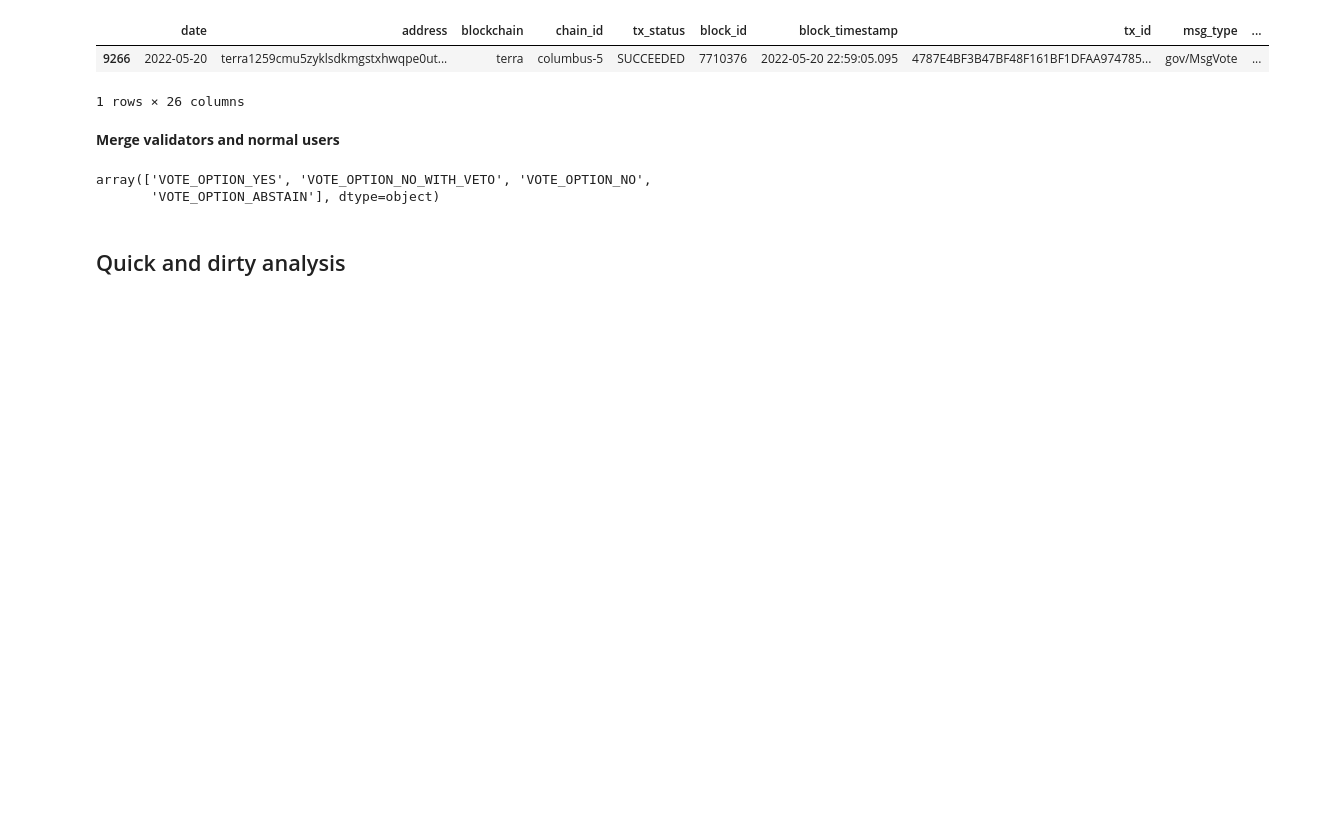
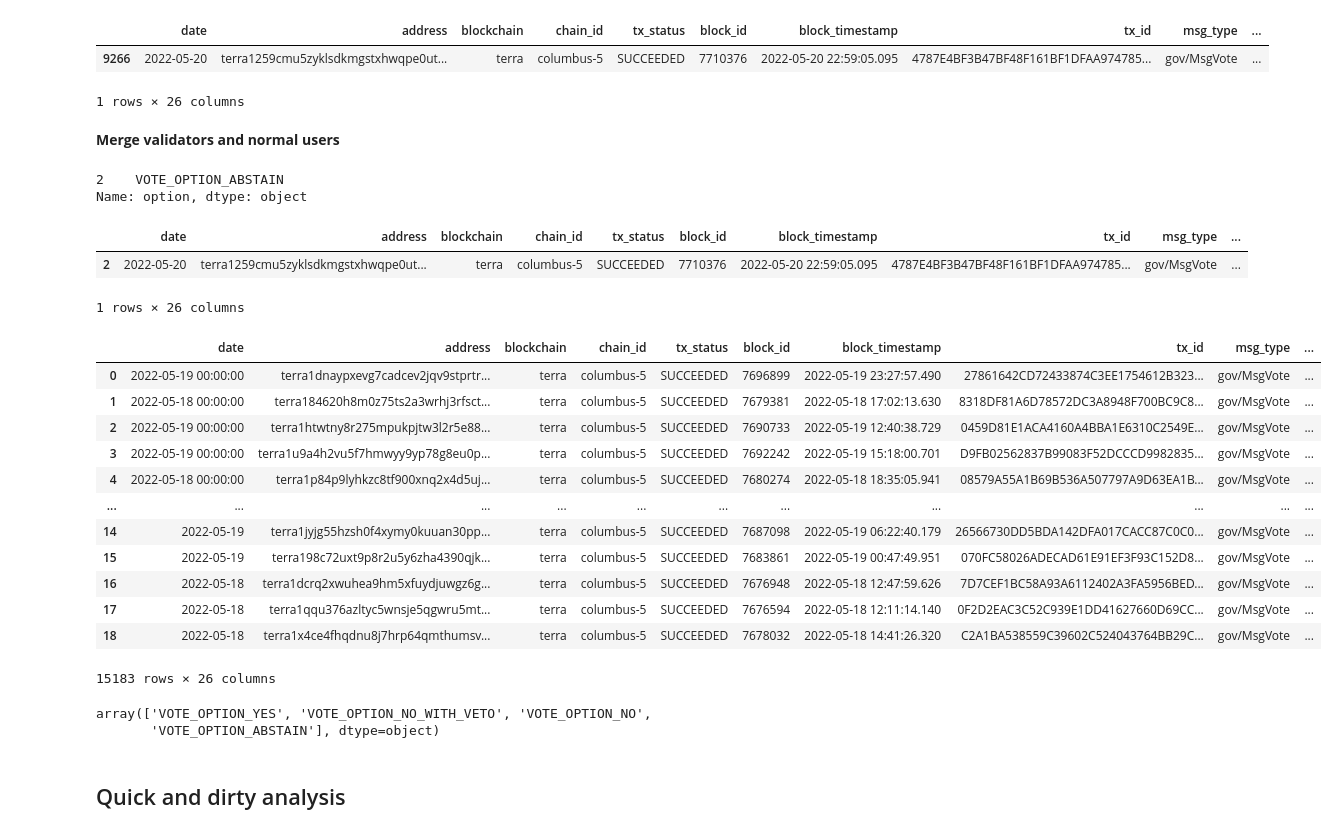
Before and after one commit to IncioMan/terra-rebirth, a Jupyter notebook: notebooks/terra-vote.ipynb, the cells around one changed output. Saved outputs shown, nothing was run; the diff lists cells and outputs as text; code cells hidden in the pictures; blank space fills up the shorter version.

```diff
--- a/notebooks/terra-vote.ipynb
+++ b/notebooks/terra-vote.ipynb
@@ -98,6 +99,32 @@ df[df.address=='terra1259cmu5zyklsdkmgstxhwqpe0utfe5hhyygjdc']
 **Merge validators and normal users**
 # %%
 df = df[~df.address.isin(valid_final.address.values)].append(valid_final[df.columns])
+df[df.address=='terra1259cmu5zyklsdkmgstxhwqpe0utfe5hhyygjdc']
+# %% [output]
+2    VOTE_OPTION_ABSTAIN
+Name: option, dtype: object
+# %%
+df[df.address=='terra1259cmu5zyklsdkmgstxhwqpe0utfe5hhyygjdc']
+# %% [output]
+|  | date | address | blockchain | chain_id | tx_status | block_id | block_timestamp | tx_id | msg_type | ... |
+| 2 | 2022-05-20 | terra1259cmu5zyklsdkmgstxhwqpe0ut... | terra | columbus-5 | SUCCEEDED | 7710376 | 2022-05-20 22:59:05.095 | 4787E4BF3B47BF48F161BF1DFAA974785... | gov/MsgVote | ... |
+1 rows × 26 columns
+# %%
+df
+# %% [output]
+|  | date | address | blockchain | chain_id | tx_status | block_id | block_timestamp | tx_id | msg_type | ... |
+| 0 | 2022-05-19 00:00:00 | terra1dnaypxevg7cadcev2jqv9stprtr... | terra | columbus-5 | SUCCEEDED | 7696899 | 2022-05-19 23:27:57.490 | 27861642CD72433874C3EE1754612B323... | gov/MsgVote | ... |
+| 1 | 2022-05-18 00:00:00 | terra184620h8m0z75ts2a3wrhj3rfsct... | terra | columbus-5 | SUCCEEDED | 7679381 | 2022-05-18 17:02:13.630 | 8318DF81A6D78572DC3A8948F700BC9C8... | gov/MsgVote | ... |
+| 2 | 2022-05-19 00:00:00 | terra1htwtny8r275mpukpjtw3l2r5e88... | terra | columbus-5 | SUCCEEDED | 7690733 | 2022-05-19 12:40:38.729 | 0459D81E1ACA4160A4BBA1E6310C2549E... | gov/MsgVote | ... |
+| 3 | 2022-05-19 00:00:00 | terra1u9a4h2vu5f7hmwyy9yp78g8eu0p... | terra | columbus-5 | SUCCEEDED | 7692242 | 2022-05-19 15:18:00.701 | D9FB02562837B99083F52DCCCD9982835... | gov/MsgVote | ... |
+| 4 | 2022-05-18 00:00:00 | terra1p84p9lyhkzc8tf900xnq2x4d5uj... | terra | columbus-5 | SUCCEEDED | 7680274 | 2022-05-18 18:35:05.941 | 08579A55A1B69B536A507797A9D63EA1B... | gov/MsgVote | ... |
+| ... | ... | ... | ... | ... | ... | ... | ... | ... | ... | ... |
+| 14 | 2022-05-19 | terra1jyjg55hzsh0f4xymy0kuuan30pp... | terra | columbus-5 | SUCCEEDED | 7687098 | 2022-05-19 06:22:40.179 | 26566730DD5BDA142DFA017CACC87C0C0... | gov/MsgVote | ... |
+| 15 | 2022-05-19 | terra198c72uxt9p8r2u5y6zha4390qjk... | terra | columbus-5 | SUCCEEDED | 7683861 | 2022-05-19 00:47:49.951 | 070FC58026ADECAD61E91EF3F93C152D8... | gov/MsgVote | ... |
+| 16 | 2022-05-18 | terra1dcrq2xwuhea9hm5xfuydjuwgz6g... | terra | columbus-5 | SUCCEEDED | 7676948 | 2022-05-18 12:47:59.626 | 7D7CEF1BC58A93A6112402A3FA5956BED... | gov/MsgVote | ... |
+| 17 | 2022-05-18 | terra1qqu376azltyc5wnsje5qgwru5mt... | terra | columbus-5 | SUCCEEDED | 7676594 | 2022-05-18 12:11:14.140 | 0F2D2EAC3C52C939E1DD41627660D69CC... | gov/MsgVote | ... |
+| 18 | 2022-05-18 | terra1x4ce4fhqdnu8j7hrp64qmthumsv... | terra | columbus-5 | SUCCEEDED | 7678032 | 2022-05-18 14:41:26.320 | C2A1BA538559C39602C524043764BB29C... | gov/MsgVote | ... |
+15183 rows × 26 columns
 # %%
 df.set_index('tx_id').to_json('../data/votes_tx.json')
 # %%
```
Also changed, not shown: parts of 1 cell of this notebook, 2 other files.
